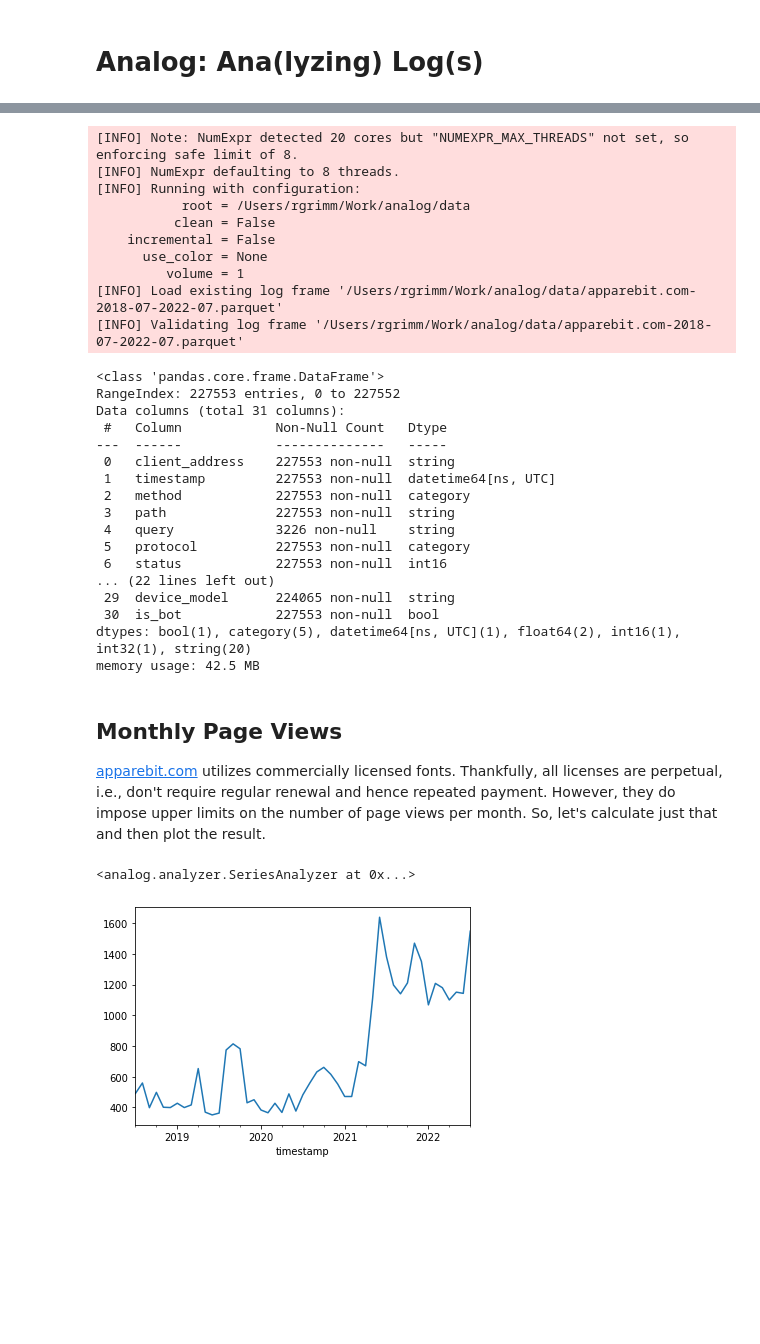
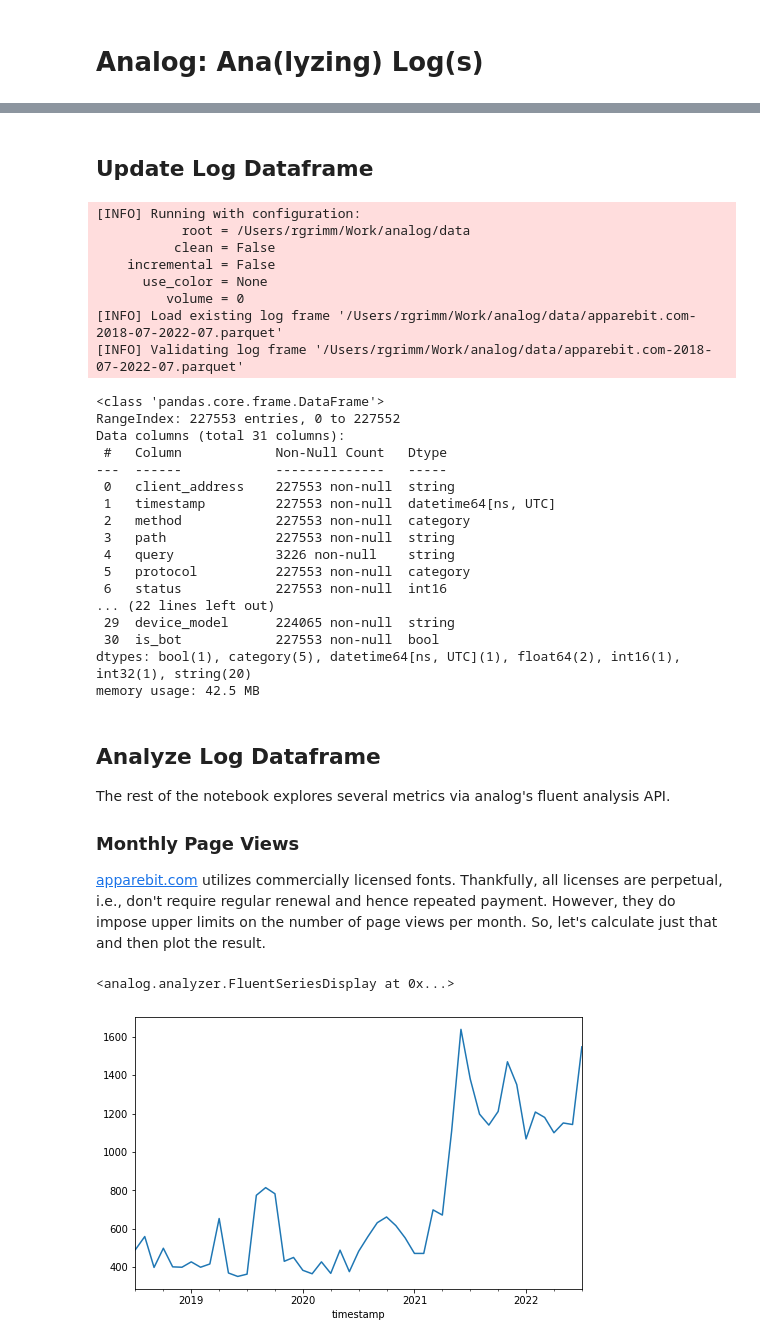
Before and after one commit to apparebit/analog, a Jupyter notebook: workbook.ipynb, the cells around one changed output, grey strips where cells are left out. Saved outputs shown, nothing was run; the diff lists cells and outputs as text; code cells hidden in the pictures; blank space fills up the shorter version.

```diff
--- a/workbook.ipynb
+++ b/workbook.ipynb
@@ -24,26 +32,20 @@ seconds.
+# %% [markdown]
+## Update Log Dataframe
 # %%
+import pandas as pd
 from analog.__main__ import to_options
-from analog.analyzer import calculate
+from analog.analyzer import analyze, merge
 from analog.data_manager import latest_log_data
 
-# By default, latest_log_data() only logs errors and warnings.
-# In verbose mode, it also logs informational messages.
-
-VERBOSE = True
-
-args = ["-v"] if VERBOSE else []
-
-df, coverage = latest_log_data(to_options(args))
-df.info(verbose=VERBOSE, memory_usage=True)
+df, cover = latest_log_data(to_options([]))
+df.info(verbose=True, memory_usage=True)
 # %% [output]
-[INFO] Note: NumExpr detected 20 cores but "NUMEXPR_MAX_THREADS" not set, so enforcing safe limit of 8.
-[INFO] NumExpr defaulting to 8 threads.
 [INFO] Running with configuration:
            root = /Users/rgrimm/Work/analog/data
           clean = False
     incremental = False
       use_color = None
-         volume = 1
+         volume = 0
 [INFO] Load existing log frame '/Users/rgrimm/Work/analog/data/apparebit.com-2018-07-2022-07.parquet'
 [INFO] Validating log frame '/Users/rgrimm/Work/analog/data/apparebit.com-2018-07-2022-07.parquet'
 <class 'pandas.core.frame.DataFrame'>
@@ -64,22 +66,28 @@ Data columns (total 31 columns):
 dtypes: bool(1), category(5), datetime64[ns, UTC](1), float64(2), int16(1), int32(1), string(20)
 memory usage: 42.5 MB
 # %% [markdown]
-## Monthly Page Views
+## Analyze Log Dataframe
+
+The rest of the notebook explores several metrics via analog's fluent analysis
+API.
+
+### Monthly Page Views
 
 [apparebit.com](https://apparebit.com) utilizes commercially licensed fonts.
 Thankfully, all licenses are perpetual, i.e., don't require regular renewal and
 hence repeated payment. However, they do impose upper limits on the number of
 page views per month. So, let's calculate just that and then plot the result.
-# %%
-(
-    calculate(df)     # Wrap dataframe for fluid filtering.
-    .humans()          # Filter out requests by bots.
-    .successfully()    # Filter out status codes other than 2xx.
-    .getting()         # Filter out methods other than GET.
-    .markup()          # Filter out resources other than HTML.
-    .per_month()       # Count remaining requests per month.
-    .then_plot()       # Plot a nice graph.
-)
-# %% [output]
-<analog.analyzer.SeriesAnalyzer at 0x...>
-[figure, removed]
+# %%
+page_views = (
+    analyze(df, cover)
+    .only.humans()
+    .only.get()
+    .only.markup()
+    .only.successful()
+)
+
+# Display graph for page views per month.
+page_views.in_requests.per_month().then_plot(figsize=(8,5))
+# %% [output]
+<analog.analyzer.FluentSeriesDisplay at 0x...>
+[figure, added]
```
Also changed, not shown: parts of 11 cells of this notebook, 1 other file.
